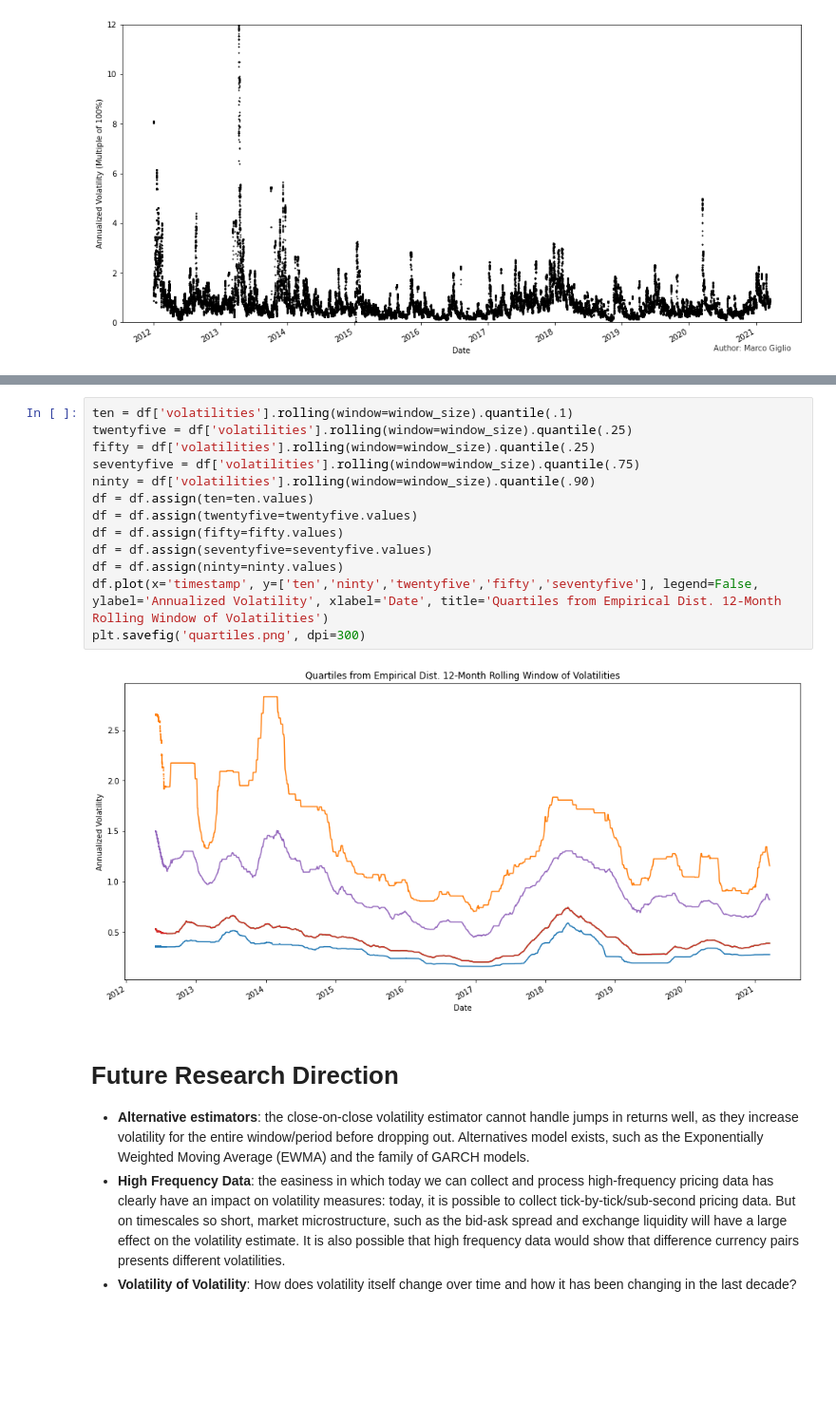
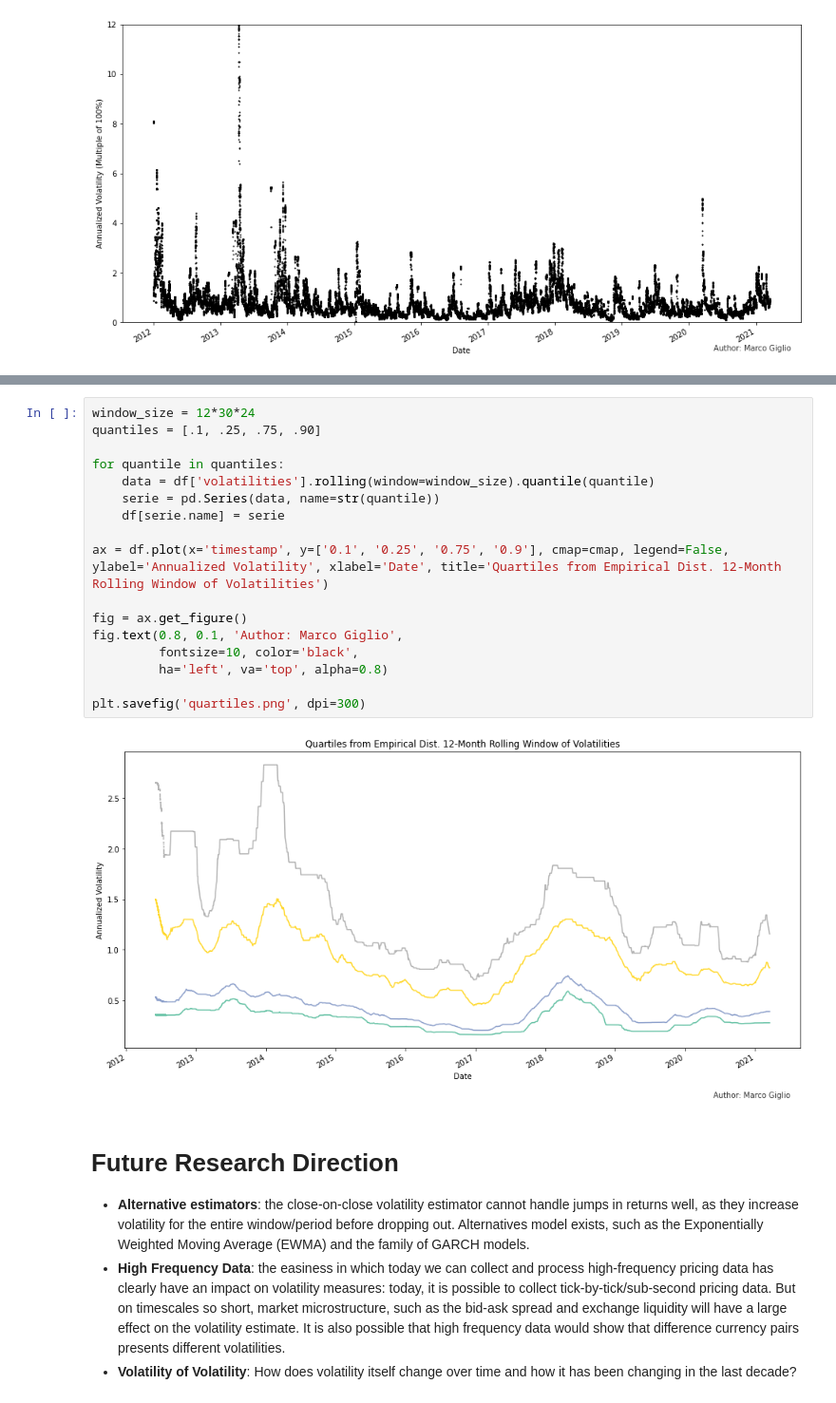
Before and after one commit to marcogiglio/digital_garden, a Jupyter notebook: _sources/bitcoin_realized_volatility.ipynb, the cells around one changed output, grey strips where cells are left out. Shown at 95% size. Drawn from its saved outputs; the diff is of its cells as text; blank space fills up the shorter version.

```diff
--- a/_sources/bitcoin_realized_volatility.ipynb
+++ b/_sources/bitcoin_realized_volatility.ipynb
@@ -177,18 +169,22 @@ plt.savefig('rolling_subplot.png', dpi=300)
-# %%
-ten = df['volatilities'].rolling(window=window_size).quantile(.1)
-twentyfive = df['volatilities'].rolling(window=window_size).quantile(.25)
-fifty = df['volatilities'].rolling(window=window_size).quantile(.25)
-seventyfive = df['volatilities'].rolling(window=window_size).quantile(.75)
-ninty = df['volatilities'].rolling(window=window_size).quantile(.90)
-df = df.assign(ten=ten.values)
-df = df.assign(twentyfive=twentyfive.values)
-df = df.assign(fifty=fifty.values)
-df = df.assign(seventyfive=seventyfive.values)
-df = df.assign(ninty=ninty.values)
-df.plot(x='timestamp', y=['ten','ninty','twentyfive','fifty','seventyfive'], legend=False, ylabel='Annualized Volatility', xlabel='Date', title='Quartiles from Empirical Dist. 12-Month Rolling Window of Volatilities')
-plt.savefig('quartiles.png', dpi=300)
-# %% [output]
-[figure, removed]
+# %%
+window_size = 12*30*24
+quantiles = [.1, .25, .75, .90]
+
+for quantile in quantiles:
+    data = df['volatilities'].rolling(window=window_size).quantile(quantile)
+    serie = pd.Series(data, name=str(quantile))
+    df[serie.name] = serie
+
+ax = df.plot(x='timestamp', y=['0.1', '0.25', '0.75', '0.9'], cmap=cmap, legend=False, ylabel='Annualized Volatility', xlabel='Date', title='Quartiles from Empirical Dist. 12-Month Rolling Window of Volatilities')
+
+fig = ax.get_figure()
+fig.text(0.8, 0.1, 'Author: Marco Giglio',
+         fontsize=10, color='black',
+         ha='left', va='top', alpha=0.8)
+
+plt.savefig('quartiles.png', dpi=300)
+# %% [output]
+[figure, added]
 # %% [markdown]
 # Future Research Direction
 * **Alternative estimators**: the close-on-close volatility estimator cannot handle jumps in returns well, as they increase volatility for the entire window/period before dropping out. Alternatives model exists, such as the Exponentially Weighted Moving Average (EWMA) and the family of GARCH models.
```
Also changed, not shown: parts of 7 cells of this notebook, 6 other files.
